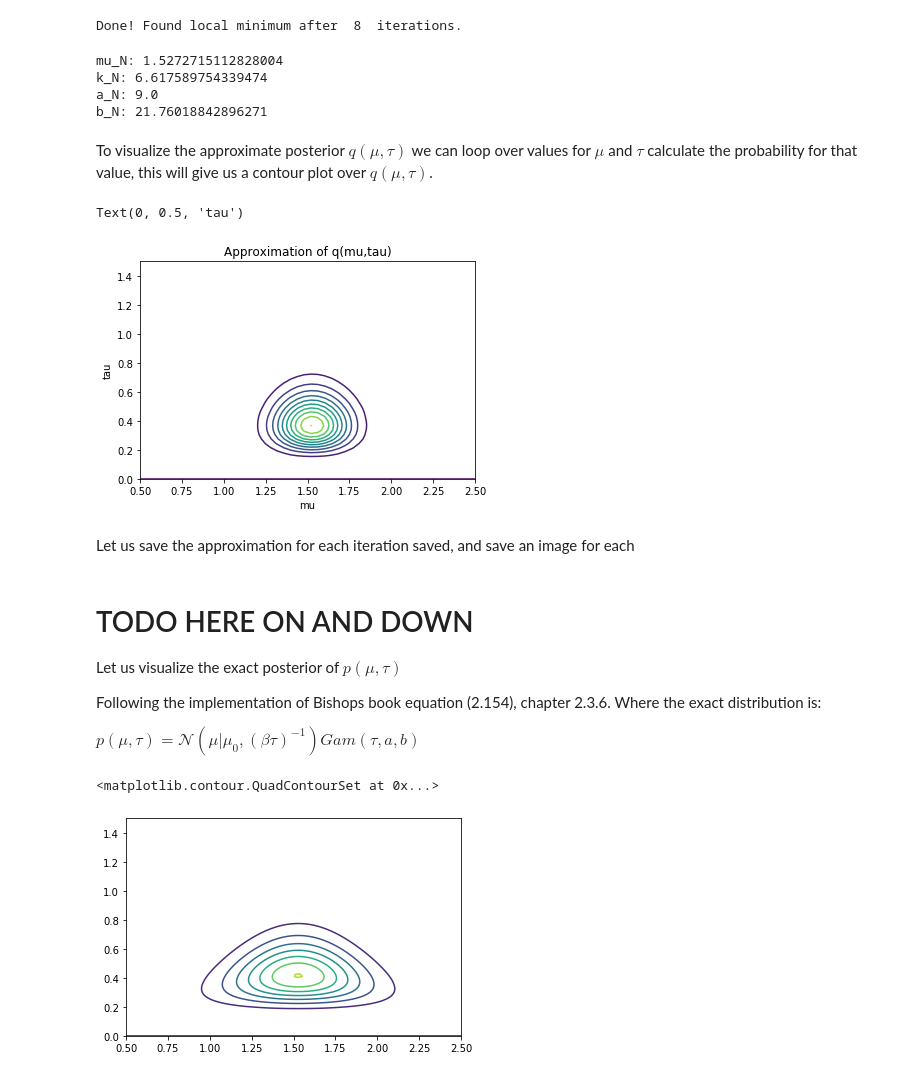
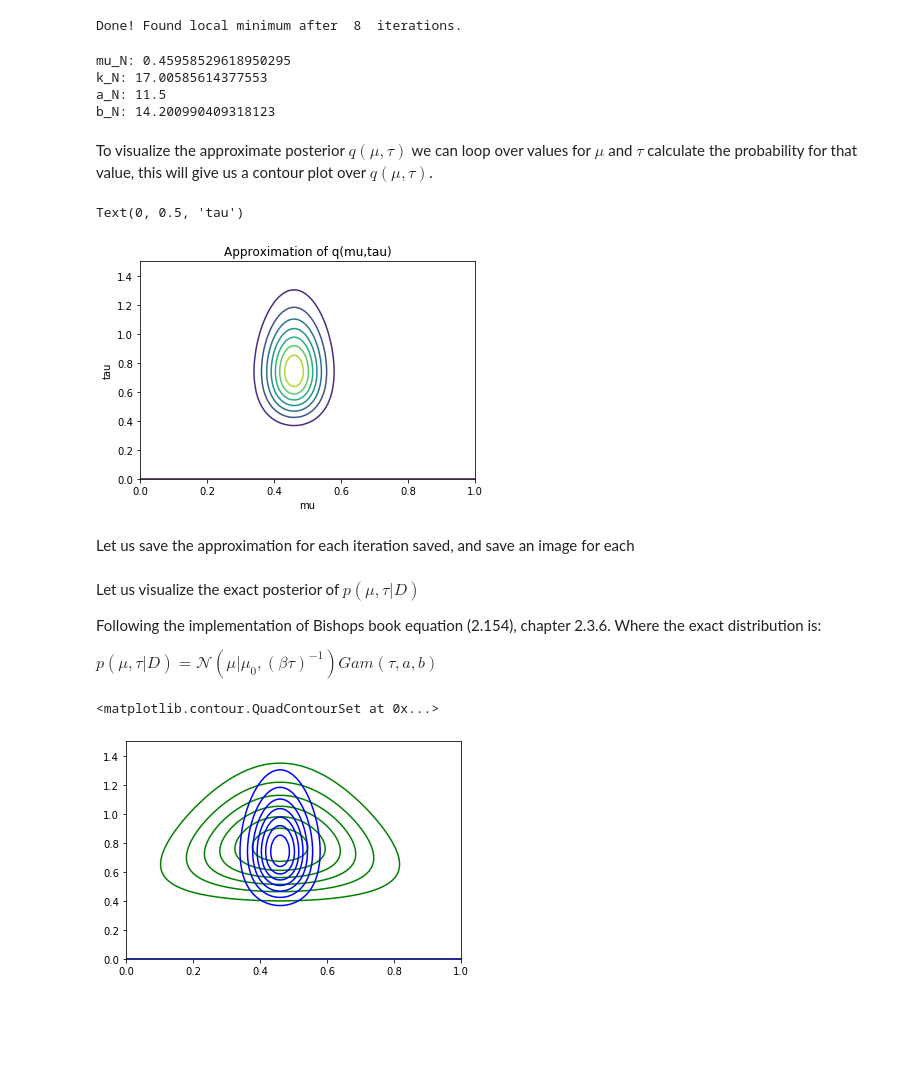
Before and after one commit to MaxHolmberg96/Variational_inference, a Jupyter notebook: Variational_inference_UG.ipynb, the cells around one changed output. Drawn from its saved outputs; the diff is of its cells as text; code cells hidden in the pictures; blank space fills up the shorter version.

```diff
--- a/Variational_inference_UG.ipynb
+++ b/Variational_inference_UG.ipynb
@@ -23,7 +23,7 @@ mu_0 = 0
 k_0 = 1 # Remember that this is our precision value and not variance.
 a_0 = 1
 b_0 = 1
-N = 15
+N = 20
 # Lets generate some data D
 tau = np.random.gamma(shape=a_0, scale=b_0, size=1)[0]
 mu = np.random.normal(loc=mu_0, scale=1 / (k_0 * tau), size=1)[0]
@@ -96,10 +96,10 @@ Done! Found local minimum after  8  iterations.
 # %%
 print("mu_N:", mu_N, "\nk_N:", k_N, "\na_N:", a_N, "\nb_N:", b_N)
 # %% [output]
-mu_N: 1.5272715112828004
-k_N: 6.617589754339474
-a_N: 9.0
-b_N: 21.76018842896271
+mu_N: 0.45958529618950295
+k_N: 17.00585614377553
+a_N: 11.5
+b_N: 14.200990409318123
 # %% [markdown]
 To visualize the approximate posterior $q(\mu, \tau)$ we can loop over values for $\mu$ and $\tau$ calculate the probability for that value, this will give us a contour plot over $q(\mu, \tau)$.
 # %%
@@ -118,8 +118,8 @@ def normal_pdf(loc, precision):
 def approx_q(mu, tau, n_pdf, g_pdf):
     return n_pdf(mu) * g_pdf(tau)
 # %%
-number_grid_points = 50
-X, Y = np.meshgrid(np.linspace(.5, 2.5, number_grid_points), np.linspace(0, 1.5, number_grid_points))
+number_grid_points = 100
+X, Y = np.meshgrid(np.linspace(0, 1, number_grid_points), np.linspace(0, 1.5, number_grid_points))
 g_pdf = gamma_pdf(a_N, b_N)
 n_pdf = normal_pdf(mu_N, k_N)
 Z = approx_q(X, Y, n_pdf, g_pdf)
@@ -130,32 +130,31 @@ plt.xlabel("mu")
 plt.ylabel("tau")
 # %% [output]
 Text(0, 0.5, 'tau')
-[figure, old version]
+[figure, new version]
 # %% [markdown]
 Let us save the approximation for each iteration saved, and save an image for each
 # %%
-number_grid_points = 50
-X, Y = np.meshgrid(np.linspace(.5, 2.5, number_grid_points), np.linspace(0, 1.5, number_grid_points))
+number_grid_points = 100
+X, Y = np.meshgrid(np.linspace(0, 1, number_grid_points), np.linspace(0, 1.5, number_grid_points))
 for i in range(iterations):
     ei = i if i <= 1 else 1
     g_pdf = gamma_pdf(a_N_save[ei], b_N_save[i])
     n_pdf = normal_pdf(mu_N_save[ei], k_N_save[i])
     Z = approx_q(X, Y, n_pdf, g_pdf)
 
-    plt.contour(X, Y, Z, levels=10)
+    plt.contour(X, Y, Z, levels=7, colors="blue")
+    plt.contour(X, Y, exact_Z, levels=7, colors=["green"])
     plt.title("Approximation of q(mu,tau), iteration=" + str(i))
     plt.xlabel("mu")
     plt.ylabel("tau")
     plt.savefig("approx_q_" + str(i))
     plt.close()
 # %% [markdown]
-# TODO HERE ON AND DOWN
-
-Let us visualize the exact posterior of $p(\mu, \tau)$
+Let us visualize the exact posterior of $p(\mu, \tau | D)$
 
 Following the implementation of Bishops book equation (2.154), chapter 2.3.6. Where the exact distribution is:
 
-$p(\mu, \tau) = \mathcal{N}(\mu | \mu_0, (\beta\tau)^{-1})Gam(\tau, a, b)$
+$p(\mu, \tau | D) = \mathcal{N}(\mu | \mu_0, (\beta\tau)^{-1})Gam(\tau, a, b)$
 # %%
 def normal_gamma(mu, tau, loc, scale, a, b):
     from scipy.special import gamma
@@ -173,9 +172,10 @@ one = (k_0 * N * np.power(np.mean(D) - mu_0, 2))
 exact_b = b_0 + (1 / 2) * (N * s +  one / (k_0 + N))
 # %%
 number_grid_points = 100
-X, Y = np.meshgrid(np.linspace(.5, 2.5, number_grid_points), np.linspace(0, 1.5, number_grid_points))
-Z = normal_gamma(X, Y, exact_mu, exact_var, exact_a, exact_b)
-plt.contour(X, Y, Z, levels=7)
+X, Y = np.meshgrid(np.linspace(0, 1, number_grid_points), np.linspace(0, 1.5, number_grid_points))
+exact_Z = normal_gamma(X, Y, exact_mu, exact_var, exact_a, exact_b)
+plt.contour(X, Y, exact_Z, levels=7, colors=["green"])
+plt.contour(X, Y, Z, levels=7, colors=["blue"])
 # %% [output]
 <matplotlib.contour.QuadContourSet at 0x...>
-[figure, old version]
+[figure, new version]
```
Also changed, not shown: parts of 1 cell of this notebook, 2 other files.
